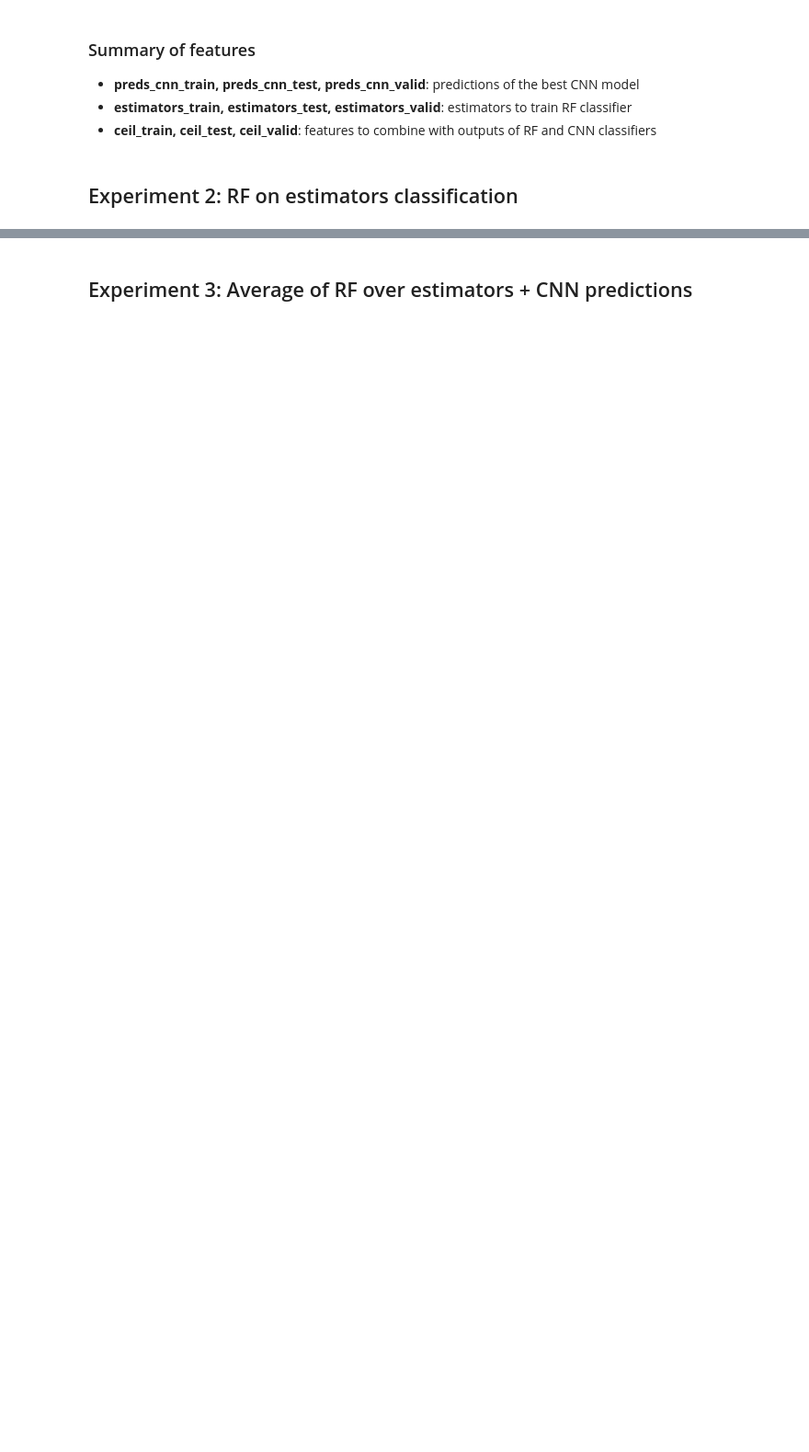
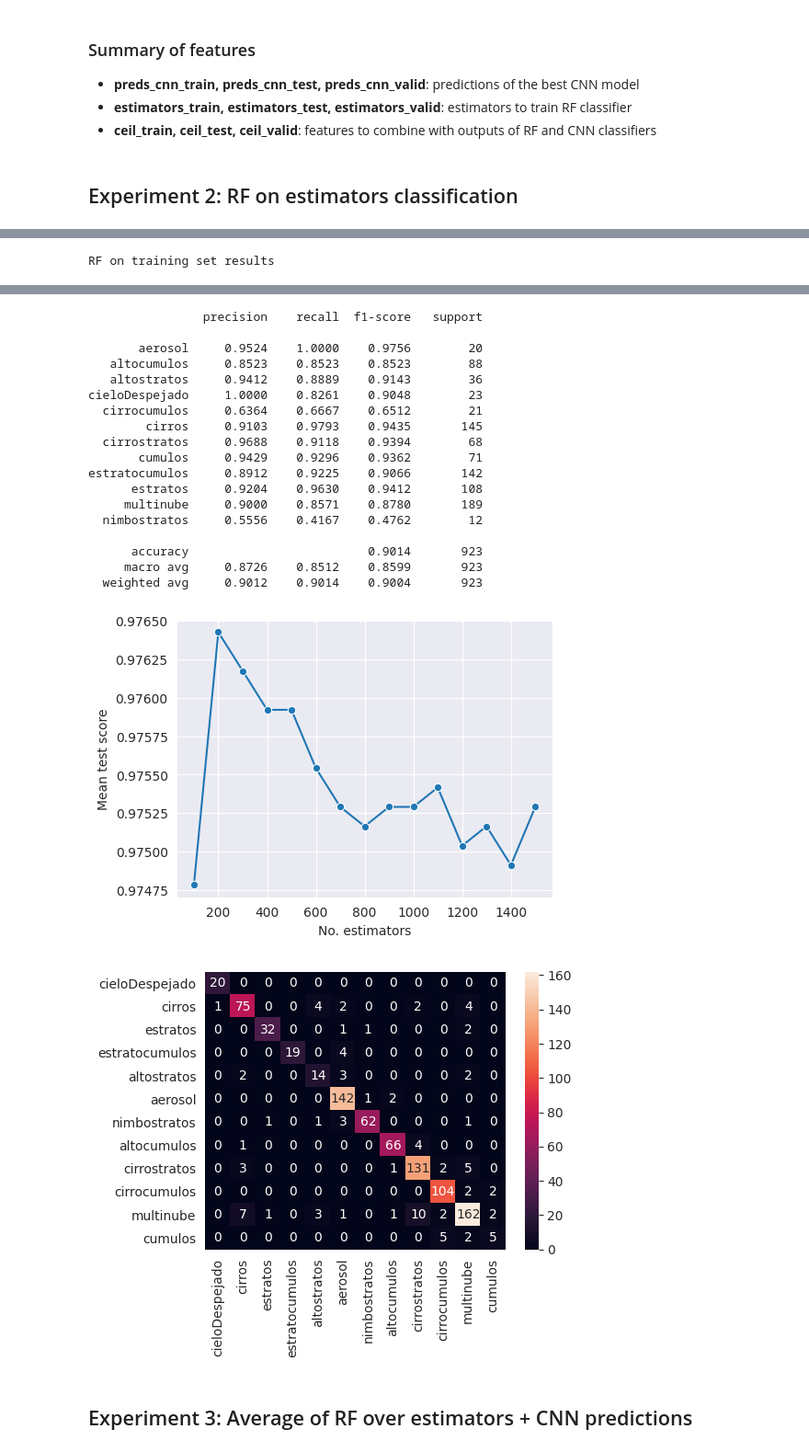
Before and after one commit to jahuerta92/cnn-prob-ensemble, a Jupyter notebook: 2_classification_experiments.ipynb, the cells around one changed output, grey strips where cells are left out. Shown: that part at 92% size. Saved outputs shown, nothing was run; the diff lists cells and outputs as text; code cells hidden in the pictures; blank space fills up the shorter version.

Commit message:
fixed experiments

```diff
--- a/2_classification_experiments.ipynb
+++ b/2_classification_experiments.ipynb
@@ -85,28 +143,3 @@ Best CNN model found: 1584291022619663_inceptionresnetv2_no_ceil
-# %%
-# Obtaining ceil features
-features = pd.read_csv('%s/%s' % ("data" , feat_file), sep=';', decimal=',')
-
-# Obtaining y vector
-cloud_type = np.array(features['cloud.type'])
-encoder = LabelBinarizer()
-cloud_encoded = encoder.fit_transform(cloud_type)
-y_train, y_test, y_valid = cloud_encoded[in_train], cloud_encoded[in_test], cloud_encoded[in_valid]
-y_test_dec = encoder.inverse_transform(y_test)
-
-ceil_info = np.array(features[["ceil.height0", "ceil.height1", "ceil.height2", "ceil.depth0",
-                               "ceil.depth1", "ceil.depth2","ceil.layers"]])
-ceil_info = scale(ceil_info, copy=False)
-
-# Applying indices retrieved from the best execution to obtain ceil
-ceil_train, ceil_test, ceil_valid = ceil_info[in_train], ceil_info[in_test], ceil_info[in_valid]
-
-# Filtering columns and applying indices retrieved from the best execution to obtain estimators
-features_estimators = features.drop(["date", "file", "camnum", "cloud.type","ceil.height0", "ceil.height1",
-                                     "ceil.height2", "ceil.depth0","ceil.depth1", "ceil.depth2","ceil.layers"], axis=1)
-
-features_estimators = pd.DataFrame(scale(features_estimators, copy=False), columns=features_estimators.columns)
-
-estimators_train, estimators_test, estimators_valid = features_estimators.iloc[in_train, :], features_estimators.iloc[in_test, :], features_estimators.iloc[in_valid, :]
 # %% [markdown]
 ### Summary of features
 
@@ -116,29 +149,25 @@ estimators_train, estimators_test, estimators_valid = features_estimators.iloc[i
 # %% [markdown]
 ## Experiment 2: RF on estimators classification
 # %%
+
 ##############################################################
 # Experiment 2: RF on estimators classification
 ##############################################################
-preds_cnn_train_hot = encoder.transform(preds_cnn_train)
-preds_cnn_valid_hot = encoder.transform(preds_cnn_valid)
-preds_cnn_test_hot = encoder.transform(preds_cnn_test)
-
 experiment_name = "EXP_2_RF_estimators"
 
 ##############################################################
 # Classic classifiers comparison
 ##############################################################
-#encoder.inverse_transform(y_train)
-
-train_classifiers_on_set(X_train=estimators_train, Y_train=encoder.inverse_transform(y_train),
-                         X_test=estimators_test, Y_test=encoder.inverse_transform(y_test),
+train_classifiers_on_set(X_train=estimators_train, Y_train=y_train,
+                         X_test=estimators_test, Y_test=y_test,
                          output_file_id=file_best_exec_id, experiment_name=experiment_name,
                          output_dir=plots_dir, encoder=encoder)
 
 ##############################################################
 # Training RF with different no. estimators
 ##############################################################
-
-
-preds_estimators_test_RF_hot, preds_estimators_train_RF_hot = grid_search_rf(X_train=estimators_train, Y_train=y_train, X_test=estimators_test, Y_test=y_test,
-               encoder=encoder, parameters_rf=parameters_rf, file_best_exec_id=file_best_exec_id, experiment_name=experiment_name, output_dir=plots_dir)
+preds_estimators_test_RF_hot, preds_estimators_train_RF_hot = grid_search_rf(
+    X_train=estimators_train, Y_train=y_train, X_test=estimators_test, Y_test=y_test,
+               encoder=encoder, parameters_rf=parameters_rf, file_best_exec_id=file_best_exec_id,
+               experiment_name=experiment_name, output_dir=plots_dir)
+# %% [output]
@@ -144,0 +197 @@ preds_estimators_test_RF_hot, preds_estimators_train_RF_hot = grid_search_rf(X_t
+RF on training set results
@@ -145,3 +214,23 @@ preds_estimators_test_RF_hot, preds_estimators_train_RF_hot = grid_search_rf(X_t
+                precision    recall  f1-score   support
+
+       aerosol     0.9524    1.0000    0.9756        20
+   altocumulos     0.8523    0.8523    0.8523        88
+   altostratos     0.9412    0.8889    0.9143        36
+cieloDespejado     1.0000    0.8261    0.9048        23
+  cirrocumulos     0.6364    0.6667    0.6512        21
+        cirros     0.9103    0.9793    0.9435       145
+  cirrostratos     0.9688    0.9118    0.9394        68
+       cumulos     0.9429    0.9296    0.9362        71
+estratocumulos     0.8912    0.9225    0.9066       142
+      estratos     0.9204    0.9630    0.9412       108
+     multinube     0.9000    0.8571    0.8780       189
+  nimbostratos     0.5556    0.4167    0.4762        12
+
+      accuracy                         0.9014       923
+     macro avg     0.8726    0.8512    0.8599       923
+  weighted avg     0.9012    0.9014    0.9004       923
+[figure, added]
+[figure, added]
 # %% [markdown]
 ## Experiment 3: Average of RF over estimators + CNN predictions
 # %%
```
Also changed, not shown: parts of 6 cells of this notebook, 4 other files.
